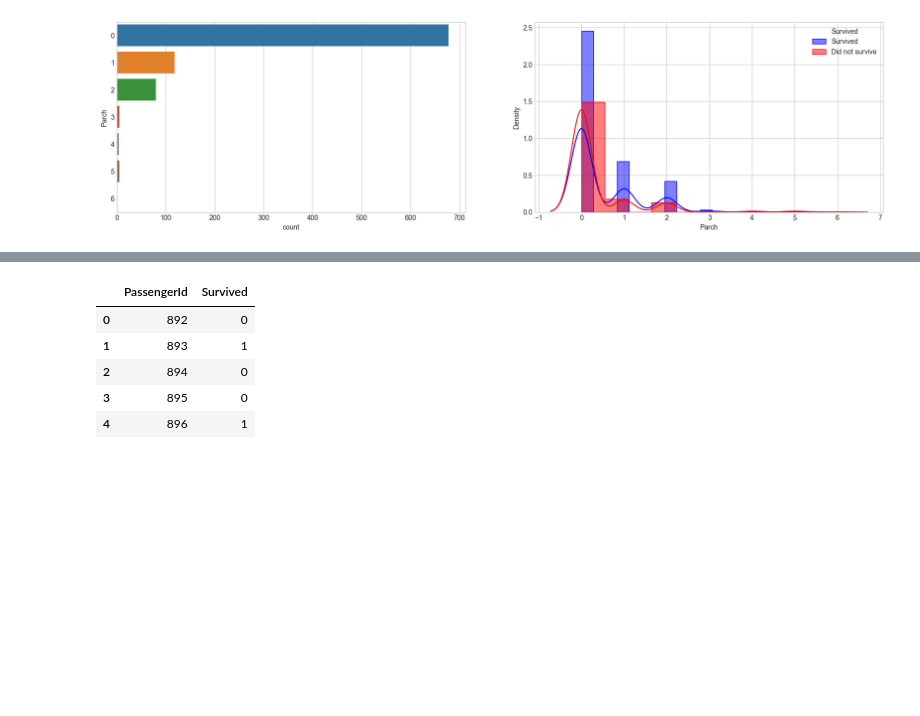
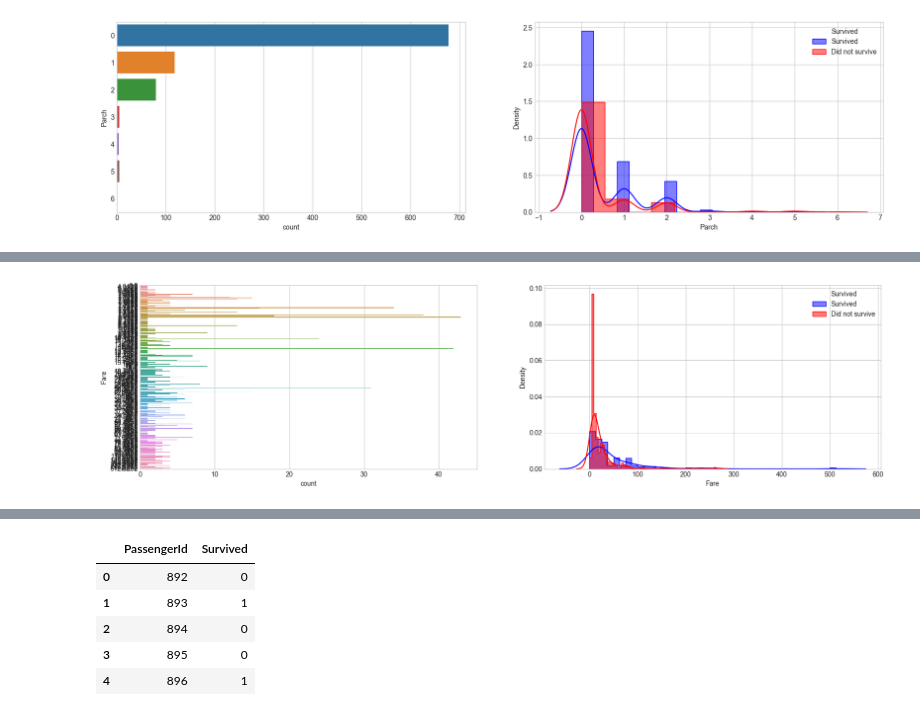
Before and after one commit to joshua-dixon1/Titanic-Survival-Analysis-and-Prediction, a Jupyter notebook: titanic_analysis.ipynb, the cells around one changed output, grey strips where cells are left out. Cells and saved outputs as stored; diff of their text form; code cells hidden in the pictures; blank space fills up the shorter version.

```diff
--- a/titanic_analysis.ipynb
+++ b/titanic_analysis.ipynb
@@ -732,0 +795,5 @@ output.to_csv('submission.csv', index = False)
+# %%
+df_con['Fare'] = train_data['Fare']
+df_bin['Fare'] = pd.cut(train_data['Fare'], bins=5) # discretised
+
+print(df_bin)
@@ -732,0 +815,6 @@ output.to_csv('submission.csv', index = False)
+# %%
+# Visualise the counts of Fare and the distribution of the values
+# against Survived (continuous)
+plot_count_dist(train_data, df_bin, "Survived", "Fare", figsize = (20,5), use_bin_df = False)
+# %% [output]
+[figure, added]
```
Also changed, not shown: parts of 43 cells of this notebook.
